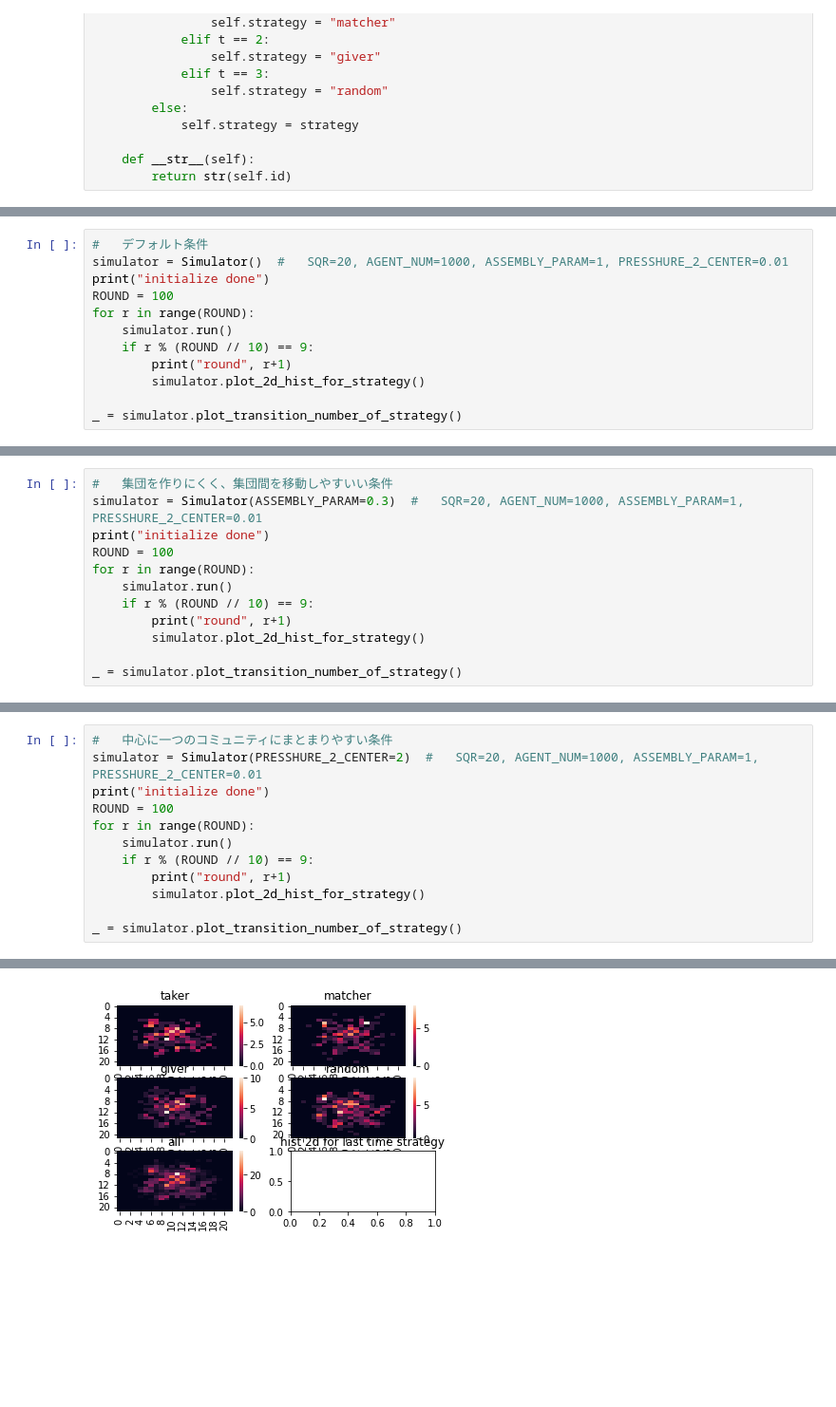
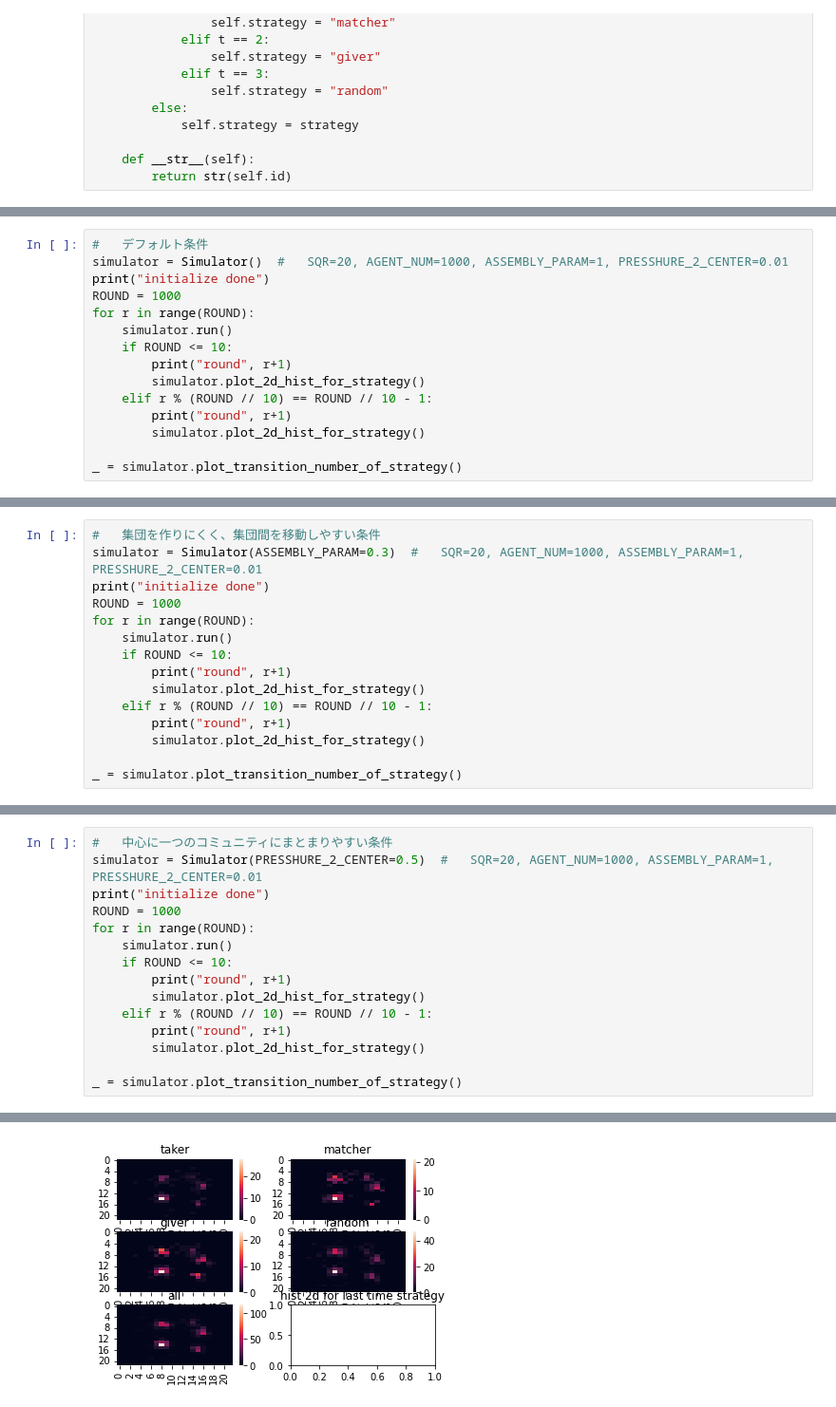
Before and after one commit to rokaboNatttsu/---------, a Jupyter notebook: first.ipynb, the cells around one changed output, grey strips where cells are left out. Shown at 95% size. Cells and saved outputs as stored; diff of their text form; blank space fills up the shorter version.

```diff
--- a/first.ipynb
+++ b/first.ipynb
@@ -398,10 +425,13 @@ class Simulator:
 #   デフォルト条件
 simulator = Simulator()  #   SQR=20, AGENT_NUM=1000, ASSEMBLY_PARAM=1, PRESSHURE_2_CENTER=0.01
 print("initialize done")
-ROUND = 100
+ROUND = 1000
 for r in range(ROUND):
     simulator.run()
-    if r % (ROUND // 10) == 9:
+    if ROUND <= 10:
+        print("round", r+1)
+        simulator.plot_2d_hist_for_strategy()
+    elif r % (ROUND // 10) == ROUND // 10 - 1:
         print("round", r+1)
         simulator.plot_2d_hist_for_strategy()
 
@@ -428,11 +454,14 @@ simulator.plot_current_point_histgrams()
 # %%
-#   集団を作りにくく、集団間を移動しやすいい条件
+#   集団を作りにくく、集団間を移動しやすい条件
 simulator = Simulator(ASSEMBLY_PARAM=0.3)  #   SQR=20, AGENT_NUM=1000, ASSEMBLY_PARAM=1, PRESSHURE_2_CENTER=0.01
 print("initialize done")
-ROUND = 100
+ROUND = 1000
 for r in range(ROUND):
     simulator.run()
-    if r % (ROUND // 10) == 9:
+    if ROUND <= 10:
+        print("round", r+1)
+        simulator.plot_2d_hist_for_strategy()
+    elif r % (ROUND // 10) == ROUND // 10 - 1:
         print("round", r+1)
         simulator.plot_2d_hist_for_strategy()
 
@@ -454,12 +483,15 @@ round 60
 ... (9 outputs left out)
 # %%
 #   中心に一つのコミュニティにまとまりやすい条件
-simulator = Simulator(PRESSHURE_2_CENTER=2)  #   SQR=20, AGENT_NUM=1000, ASSEMBLY_PARAM=1, PRESSHURE_2_CENTER=0.01
+simulator = Simulator(PRESSHURE_2_CENTER=0.5)  #   SQR=20, AGENT_NUM=1000, ASSEMBLY_PARAM=1, PRESSHURE_2_CENTER=0.01
 print("initialize done")
-ROUND = 100
+ROUND = 1000
 for r in range(ROUND):
     simulator.run()
-    if r % (ROUND // 10) == 9:
+    if ROUND <= 10:
+        print("round", r+1)
+        simulator.plot_2d_hist_for_strategy()
+    elif r % (ROUND // 10) == ROUND // 10 - 1:
         print("round", r+1)
         simulator.plot_2d_hist_for_strategy()
 
@@ -470 +502 @@ round 10
-[figure, old version]
+[figure, new version]
```
Also changed, not shown: parts of 6 cells of this notebook, 3 other files.
